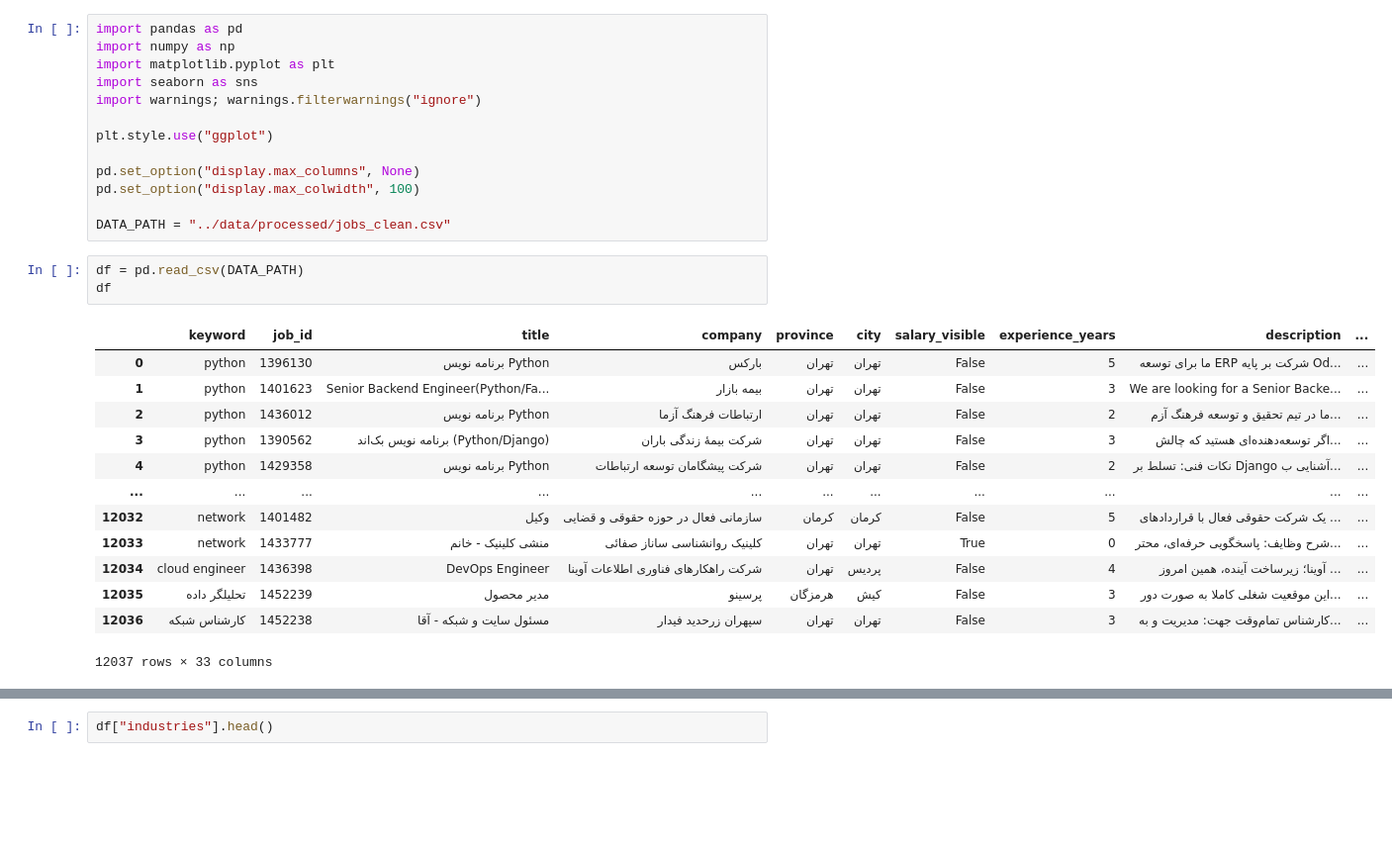
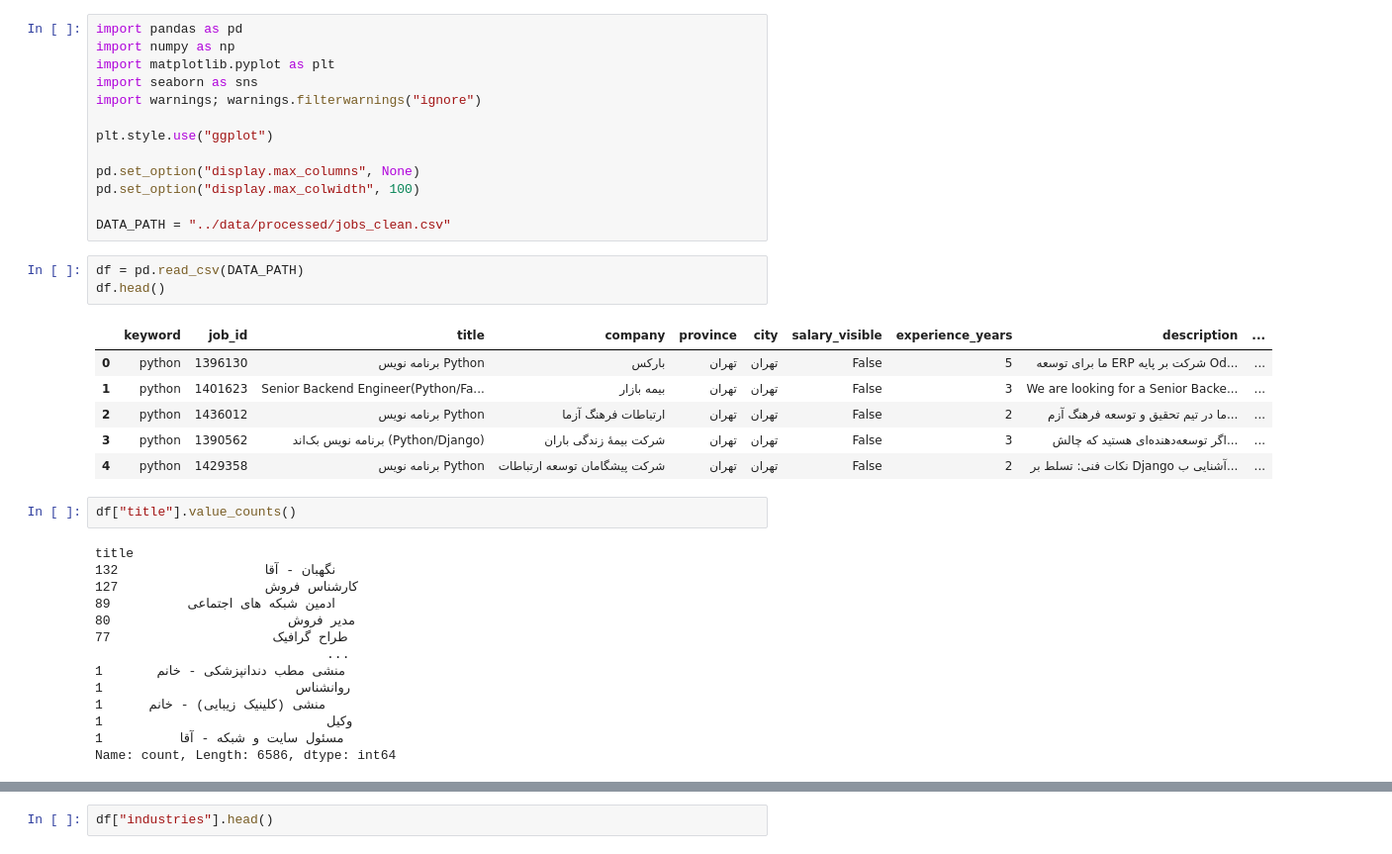
Before and after one commit to Behniash/Iran-Job-Market-Analysis, a Jupyter notebook: notebooks/02_EDA.ipynb, the cells around one changed output, grey strips where cells are left out. Shown at 99% size. Cells and saved outputs as stored; diff of their text form; blank space fills up the shorter version.

```diff
--- a/notebooks/02_EDA.ipynb
+++ b/notebooks/02_EDA.ipynb
@@ -19,18 +19,27 @@ pd.set_option("display.max_colwidth", 100)
 DATA_PATH = "../data/processed/jobs_clean.csv"
 # %%
 df = pd.read_csv(DATA_PATH)
-df
+df.head()
 # %% [output]
 |  | keyword | job_id | title | company | province | city | salary_visible | experience_years | description | ... |
 | 0 | python | 1396130 | برنامه نویس Python | بارکس | تهران | تهران | False | 5 | ما برای توسعه ERP شرکت بر پایه Od... | ... |
 | 1 | python | 1401623 | Senior Backend Engineer(Python/Fa... | بیمه بازار | تهران | تهران | False | 3 | We are looking for a Senior Backe... | ... |
 | 2 | python | 1436012 | برنامه نویس Python | ارتباطات فرهنگ آزما | تهران | تهران | False | 2 | ما در تیم تحقیق و توسعه فرهنگ آزم... | ... |
 | 3 | python | 1390562 | برنامه نویس بک‌اند (Python/Django) | شرکت بیمۀ زندگی باران | تهران | تهران | False | 3 | اگر توسعه‌دهنده‌ای هستید که چالش‌... | ... |
 | 4 | python | 1429358 | برنامه نویس Python | شرکت پیشگامان توسعه ارتباطات | تهران | تهران | False | 2 | نکات فنی: تسلط بر Django آشنایی ب... | ... |
-| ... | ... | ... | ... | ... | ... | ... | ... | ... | ... | ... |
-| 12032 | network | 1401482 | وکیل | سازمانی فعال در حوزه حقوقی و قضایی | کرمان | کرمان | False | 5 | یک شرکت حقوقی فعال با قراردادهای ... | ... |
-| 12033 | network | 1433777 | منشی کلینیک - خانم | کلینیک روانشناسی ساناز صفائی | تهران | تهران | True | 0 | شرح وظایف: پاسخگویی حرفه‌ای، محتر... | ... |
-| 12034 | cloud engineer | 1436398 | DevOps Engineer | شرکت راهکارهای فناوری اطلاعات آوینا | تهران | پردیس | False | 4 | آوینا؛ زیرساخت آینده، همین امروز ... | ... |
-| 12035 | تحلیلگر داده | 1452239 | مدیر محصول | پرسینو | هرمزگان | کیش | False | 3 | این موقعیت شغلی کاملا به صورت دور... | ... |
-| 12036 | کارشناس شبکه | 1452238 | مسئول سایت و شبکه - آقا | سپهران زرحدید فیدار | تهران | تهران | False | 3 | کارشناس تمام‌وقت جهت: مدیریت و به... | ... |
-12037 rows × 33 columns
+# %%
+df["title"].value_counts()
+# %% [output]
+title
+نگهبان - آقا                   132
+کارشناس فروش                   127
+ادمین شبکه های اجتماعی          89
+مدیر فروش                       80
+طراح گرافیک                     77
+                              ...
+منشی مطب دندانپزشکی - خانم       1
+روانشناس                         1
+منشی (کلینیک زیبایی) - خانم      1
+وکیل                             1
+مسئول سایت و شبکه - آقا          1
+Name: count, Length: 6586, dtype: int64
```
Also changed, not shown: parts of 115 cells of this notebook.
